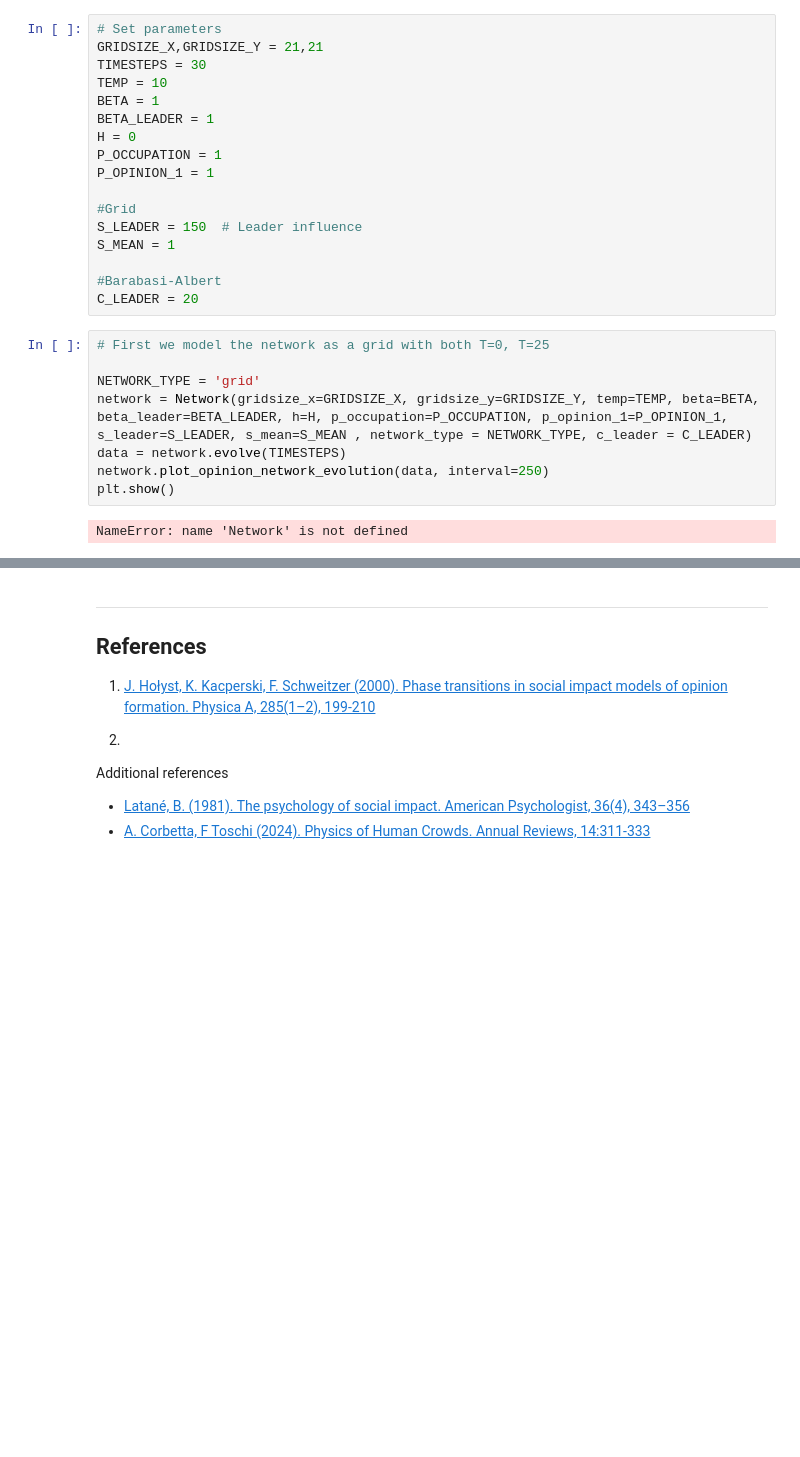
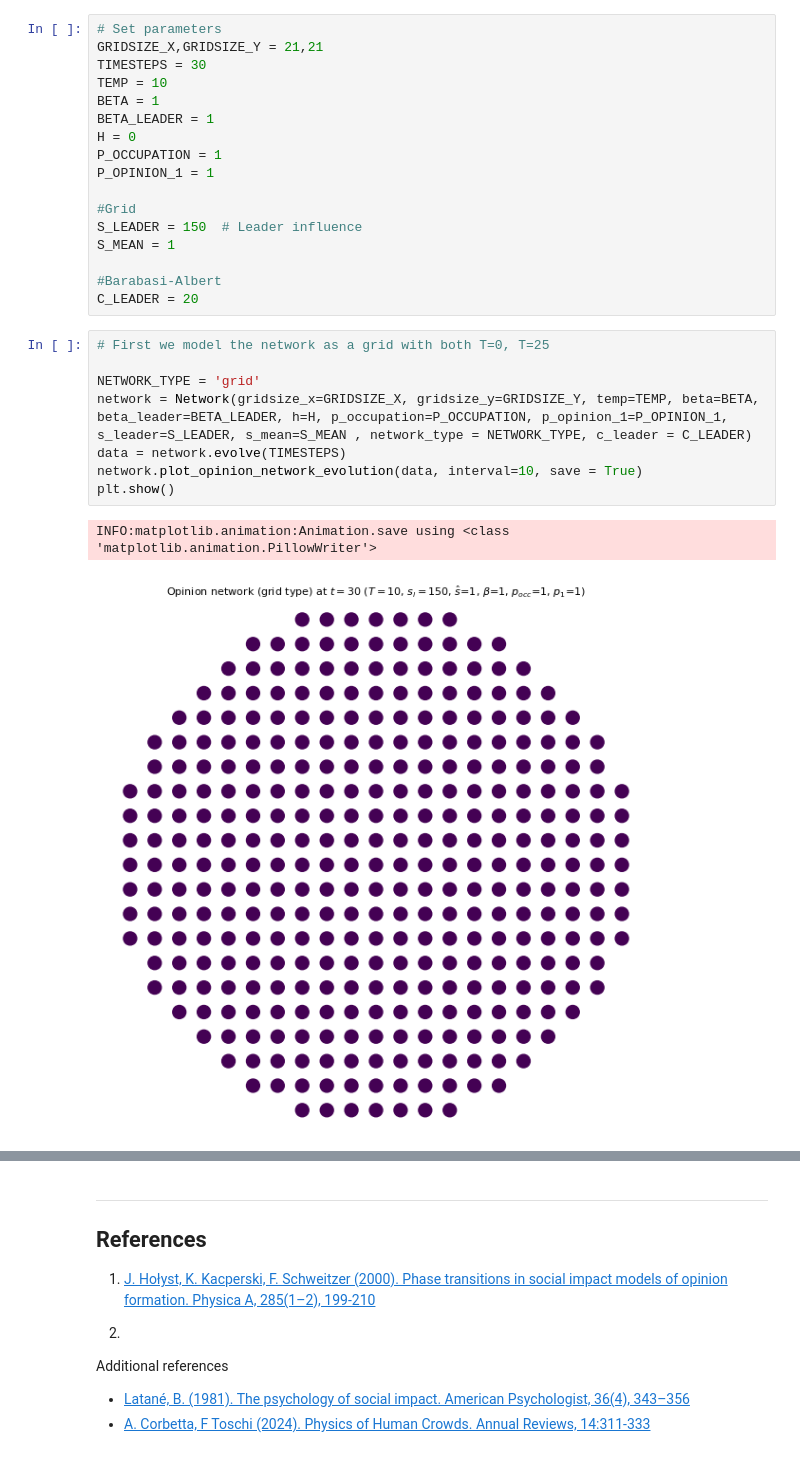
Before and after one commit to jonas4climate/opinion-formation-complexity, a Jupyter notebook: notebook.ipynb, the cells around one changed output, grey strips where cells are left out. Cells and saved outputs as stored; diff of their text form; blank space fills up the shorter version.

Commit message:
added plot generations to notebook

```diff
--- a/notebook.ipynb
+++ b/notebook.ipynb
@@ -457,12 +460,13 @@ C_LEADER = 20
 # %%
 # First we model the network as a grid with both T=0, T=25
 
 NETWORK_TYPE = 'grid'
 network = Network(gridsize_x=GRIDSIZE_X, gridsize_y=GRIDSIZE_Y, temp=TEMP, beta=BETA, beta_leader=BETA_LEADER, h=H, p_occupation=P_OCCUPATION, p_opinion_1=P_OPINION_1, s_leader=S_LEADER, s_mean=S_MEAN , network_type = NETWORK_TYPE, c_leader = C_LEADER)
 data = network.evolve(TIMESTEPS)
-network.plot_opinion_network_evolution(data, interval=250)
+network.plot_opinion_network_evolution(data, interval=10, save = True)
 plt.show()
 # %% [output]
-NameError: name 'Network' is not defined
+INFO:matplotlib.animation:Animation.save using <class 'matplotlib.animation.PillowWriter'>
+[figure, added]
 # %% [markdown]
 ---
```
Also changed, not shown: parts of 8 cells of this notebook, 7 other files.
